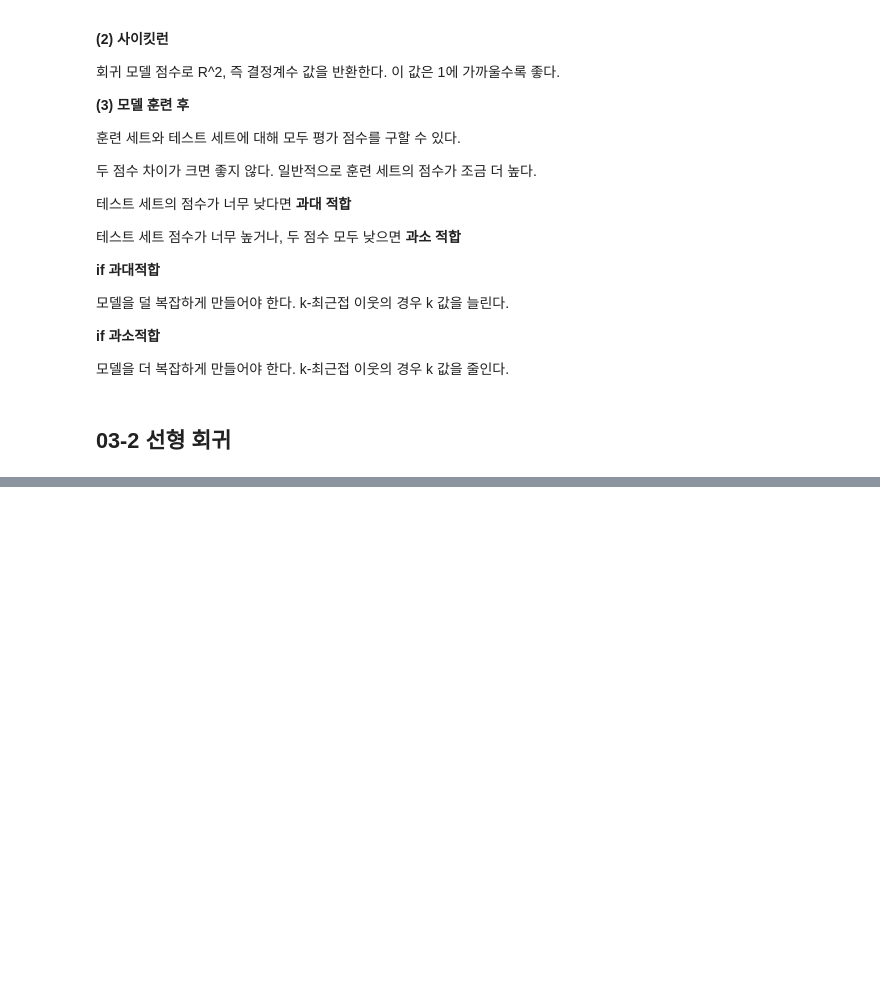
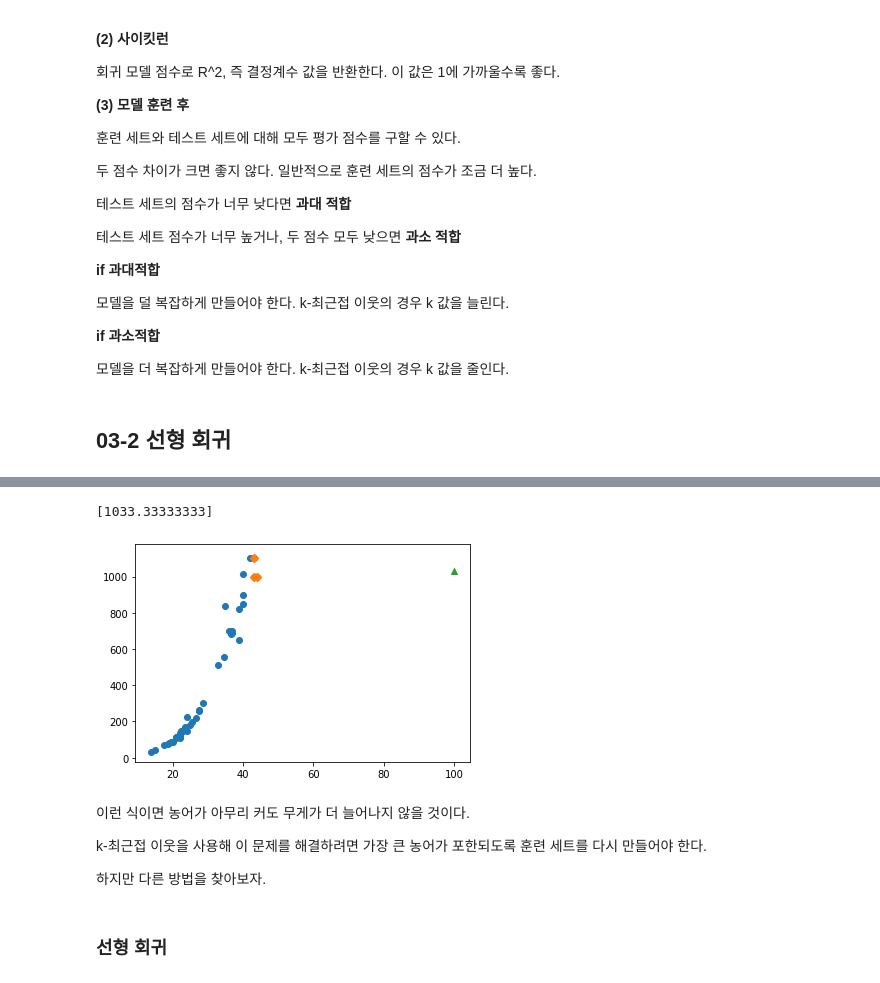
Before and after one commit to vynnee/ML_study, a Jupyter notebook: chapter03_1&2.ipynb, the cells around one changed output, grey strips where cells are left out. Cells and saved outputs as stored; diff of their text form; code cells hidden in the pictures; blank space fills up the shorter version.

```diff
--- a/chapter03_1&2.ipynb
+++ b/chapter03_1&2.ipynb
@@ -241,0 +337,27 @@ print(knr.score(test_input, test_target))
+# %%
+print(knr.predict([[100]]))
+# %% [output]
+[1033.33333333]
+# %%
+# 100cm 농어의 이웃을 구합니다
+distances, indexes = knr.kneighbors([[100]])
+
+# 훈련 세트의 산점도를 그립니다
+plt.scatter(train_input, train_target)
+
+# 훈련 세트 중에서 이웃 샘플만 다시 그립니다
+plt.scatter(train_input[indexes], train_target[indexes], marker='D')
+
+# 100cm 농어 데이터
+plt.scatter(100, 1033, marker='^')
+plt.show()
+# %% [output]
+[figure, added]
+# %% [markdown]
+이런 식이면 농어가 아무리 커도 무게가 더 늘어나지 않을 것이다.
+
+k-최근접 이웃을 사용해 이 문제를 해결하려면 가장 큰 농어가 포한되도록 훈련 세트를 다시 만들어야 한다.
+
+하지만 다른 방법을 찾아보자.
+# %% [markdown]
+### 선형 회귀
```
Also changed, not shown: parts of 33 cells of this notebook.
